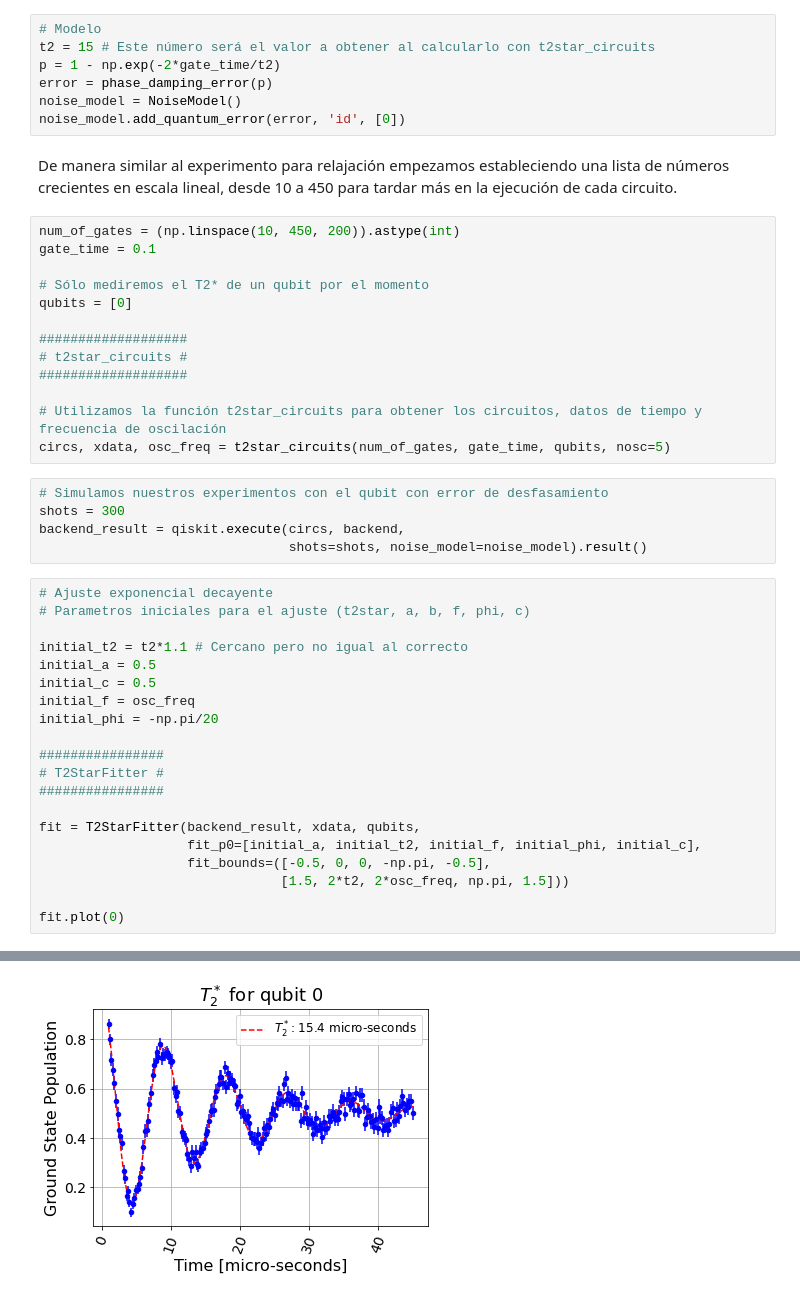
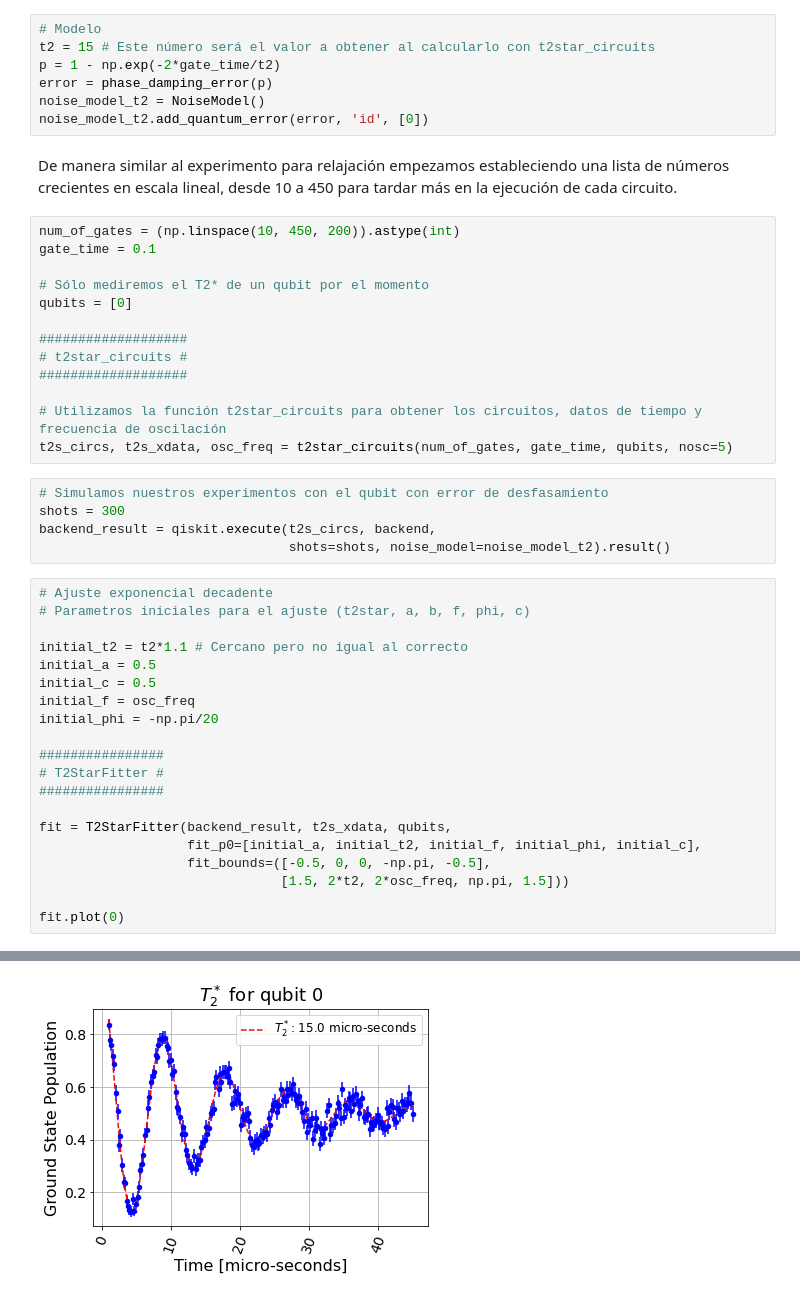
Before and after one commit to QMexico/taller-qiskit, a Jupyter notebook: 04_Qiskit_Ignis/02_Relajacion_y_Decoherencia.ipynb, the cells around one changed output, grey strips where cells are left out. Cells and saved outputs as stored; diff of their text form.

```diff
--- a/04_Qiskit_Ignis/02_Relajacion_y_Decoherencia.ipynb
+++ b/04_Qiskit_Ignis/02_Relajacion_y_Decoherencia.ipynb
@@ -267,8 +268,8 @@ Para comenzar, establecemos el modelo de ruido con un canal de desfasamiento par
 t2 = 15 # Este número será el valor a obtener al calcularlo con t2star_circuits
 p = 1 - np.exp(-2*gate_time/t2)
 error = phase_damping_error(p)
-noise_model = NoiseModel()
-noise_model.add_quantum_error(error, 'id', [0])
+noise_model_t2 = NoiseModel()
+noise_model_t2.add_quantum_error(error, 'id', [0])
 # %% [markdown]
 De manera similar al experimento para relajación empezamos estableciendo una lista de números crecientes en escala lineal, desde 10 a 450 para tardar más en la ejecución de cada circuito.
 # %%
@@ -283,33 +284,33 @@ qubits = [0]
 ###################
 
 # Utilizamos la función t2star_circuits para obtener los circuitos, datos de tiempo y frecuencia de oscilación
-circs, xdata, osc_freq = t2star_circuits(num_of_gates, gate_time, qubits, nosc=5)
+t2s_circs, t2s_xdata, osc_freq = t2star_circuits(num_of_gates, gate_time, qubits, nosc=5)
 # %%
 # Simulamos nuestros experimentos con el qubit con error de desfasamiento
 shots = 300
-backend_result = qiskit.execute(circs, backend,
-                                shots=shots, noise_model=noise_model).result()
+backend_result = qiskit.execute(t2s_circs, backend,
+                                shots=shots, noise_model=noise_model_t2).result()
 # %%
-# Ajuste exponencial decayente
+# Ajuste exponencial decadente
 # Parametros iniciales para el ajuste (t2star, a, b, f, phi, c)
 
 initial_t2 = t2*1.1 # Cercano pero no igual al correcto
 initial_a = 0.5
 initial_c = 0.5
 initial_f = osc_freq
 initial_phi = -np.pi/20
 
 ################
 # T2StarFitter #
 ################
 
-fit = T2StarFitter(backend_result, xdata, qubits,
+fit = T2StarFitter(backend_result, t2s_xdata, qubits,
                    fit_p0=[initial_a, initial_t2, initial_f, initial_phi, initial_c],
                    fit_bounds=([-0.5, 0, 0, -np.pi, -0.5],
                                [1.5, 2*t2, 2*osc_freq, np.pi, 1.5]))
 
 fit.plot(0)
 # %% [output]
 <AxesSubplot:title={'center':'$T_2^*$ for qubit 0'}, xlabel='Time [micro-seconds]', ylabel='Ground State Population'>
-[figure, old version]
+[figure, new version]
 # %% [markdown]
```
Also changed, not shown: parts of 19 cells of this notebook.
